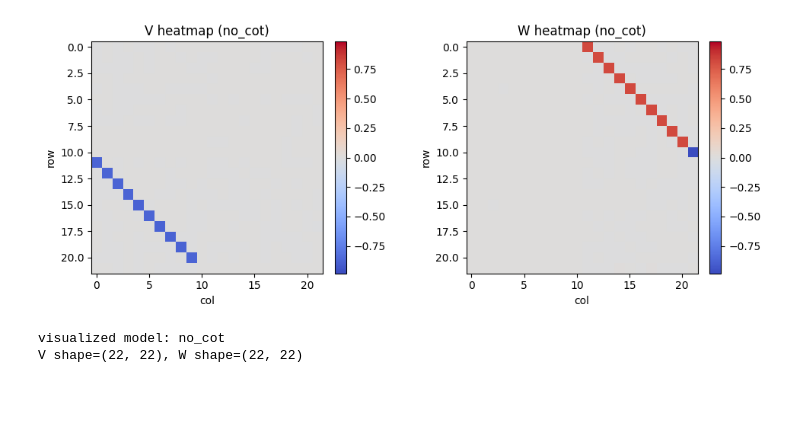
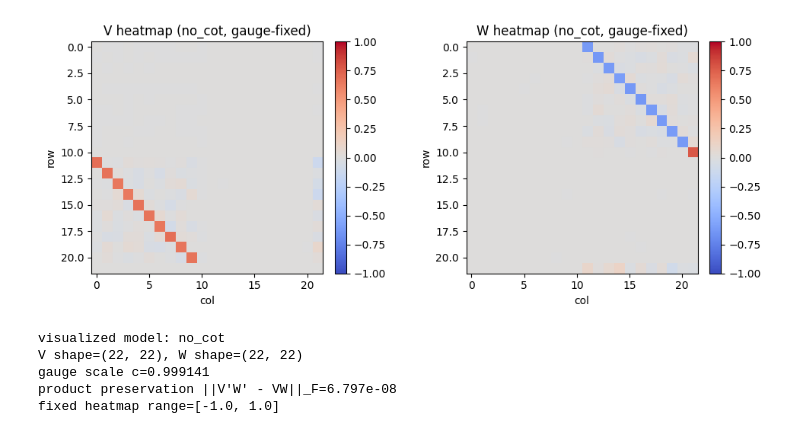
Before and after one commit to taka255/cot_asymptotics, a Jupyter notebook: paper_reproduce.ipynb, the cells around one changed output. Saved outputs shown, nothing was run; the diff lists cells and outputs as text; code cells hidden in the pictures; blank space fills up the shorter version.

```diff
--- a/paper_reproduce.ipynb
+++ b/paper_reproduce.ipynb
@@ -197,7 +251,7 @@ def parameter_l2_penalty(V, W):
     """V, W に対する L2 正則化項（係数は外側で掛ける）。"""
     return V.pow(2).sum() + W.pow(2).sum()
 # %%
-def train_model_no_cot(iterations=ITERATIONS, log_every=1):
+def train_model_no_cot(train_data=None, iterations=ITERATIONS, log_every=1):
     """
     no-CoT 学習（訓練時は Z0 の1ステップ読み出しのみ）。
     返り値: (V, W, eval_curve)
@@ -208,7 +262,7 @@ def train_model_no_cot(iterations=ITERATIONS, log_every=1):
 
     eval_curve = []
     for t in range(iterations):
-        X, y, w_star = sample_batch(BATCH_SIZE)
+        X, y, w_star = get_train_batch(train_data, BATCH_SIZE)
         data_loss = no_cot_train_loss(V, W, X, y, w_star)
         reg_loss = PARAM_L2_LAMBDA * parameter_l2_penalty(V, W)
         loss = data_loss + reg_loss
@@ -224,7 +278,7 @@ def train_model_no_cot(iterations=ITERATIONS, log_every=1):
     return V.detach(), W.detach(), np.array(eval_curve)
 
 
-def train_model_cot(k_train, iterations=ITERATIONS, log_every=1):
+def train_model_cot(k_train, train_data=None, iterations=ITERATIONS, log_every=1):
     """
     k-step CoT 学習。
     返り値: (V, W, eval_curve)
@@ -235,7 +289,7 @@ def train_model_cot(k_train, iterations=ITERATIONS, log_every=1):
 
     eval_curve = []
     for t in range(iterations):
-        X, y, w_star = sample_batch(BATCH_SIZE)
+        X, y, w_star = get_train_batch(train_data, BATCH_SIZE)
         data_loss = cot_loss(V, W, X, y, w_star, k=k_train)
         reg_loss = PARAM_L2_LAMBDA * parameter_l2_penalty(V, W)
         loss = data_loss + reg_loss
@@ -255,9 +309,14 @@ final_eval = {}
 V_vis, W_vis = None, None
 heatmap_label = ""
 
+train_data = None
+if USE_FIXED_TRAIN_SET:
+    train_data = build_fixed_train_dataset(TRAIN_TASKS_M)
+    print(f"fixed train dataset built: M={train_data['M']}")
+
 if TRAINING_MODE == "no_cot":
     print("training with no-CoT objective ...")
-    V_tr, W_tr, train_curve = train_model_no_cot(iterations=ITERATIONS)
+    V_tr, W_tr, train_curve = train_model_no_cot(train_data=train_data, iterations=ITERATIONS)
     for k_eval in EVAL_K_LIST:
         final_eval[k_eval] = eval_loss(V_tr, W_tr, k_eval=k_eval)
     result_label = f"no-CoT train, varying k_eval (w0={W0_INIT_MODE})"
@@ -266,7 +325,7 @@ if TRAINING_MODE == "no_cot":
 
 elif TRAINING_MODE == "cot_split":
     print(f"training with CoT (fixed k_train={COT_TRAIN_K}) ...")
-    V_tr, W_tr, train_curve = train_model_cot(k_train=COT_TRAIN_K, iterations=ITERATIONS)
+    V_tr, W_tr, train_curve = train_model_cot(k_train=COT_TRAIN_K, train_data=train_data, iterations=ITERATIONS)
     for k_eval in EVAL_K_LIST:
         final_eval[k_eval] = eval_loss(V_tr, W_tr, k_eval=k_eval)
     result_label = f"CoT split: k_train={COT_TRAIN_K}, varying k_eval"
@@ -278,7 +337,7 @@ elif TRAINING_MODE == "cot_tied":
     train_curve = None
     model_by_k = {}
     for k in COT_TIED_K_LIST:
-        V_k, W_k, curve_k = train_model_cot(k_train=k, iterations=ITERATIONS)
+        V_k, W_k, curve_k = train_model_cot(k_train=k, train_data=train_data, iterations=ITERATIONS)
         final_eval[k] = eval_loss(V_k, W_k, k_eval=k)
         model_by_k[k] = (V_k, W_k)
     result_label = "CoT tied: train/eval with same k"
@@ -327,33 +386,53 @@ theoretical without-CoT floor: 1.2088
 # %%
 # 学習後パラメータの可視化（特定 k のモデル）
+# (V, W) は (cV, W/c) のスケール同値性を持つため、可視化前に gauge-fix する。
+
+HEATMAP_VMAX = 1.0  # 固定色スケール: [-HEATMAP_VMAX, HEATMAP_VMAX]
+
 if V_vis is None or W_vis is None:
     raise ValueError("V_vis/W_vis is None. 先に学習セルを実行してください。")
 
 V_np = V_vis.detach().cpu().numpy()
 W_np = W_vis.detach().cpu().numpy()
 
-vmax = float(max(np.abs(V_np).max(), np.abs(W_np).max()))
-vmax = max(vmax, 1e-8)
+# gauge-fix: ||V||_F と ||W||_F が一致するようにスケーリング
+v_norm = np.linalg.norm(V_np, ord="fro")
+w_norm = np.linalg.norm(W_np, ord="fro")
+if v_norm > 0 and w_norm > 0:
+    c = np.sqrt(w_norm / v_norm)
+    V_plot = c * V_np
+    W_plot = W_np / c
+else:
+    c = 1.0
+    V_plot = V_np.copy()
+    W_plot = W_np.copy()
 
 fig, axes = plt.subplots(1, 2, figsize=(10, 4))
-im0 = axes[0].imshow(V_np, cmap="coolwarm", vmin=-vmax, vmax=vmax)
-axes[0].set_title(f"V heatmap ({heatmap_label})")
+im0 = axes[0].imshow(V_plot, cmap="coolwarm", vmin=-HEATMAP_VMAX, vmax=HEATMAP_VMAX)
+axes[0].set_title(f"V heatmap ({heatmap_label}, gauge-fixed)")
 axes[0].set_xlabel("col")
 axes[0].set_ylabel("row")
 plt.colorbar(im0, ax=axes[0], fraction=0.046, pad=0.04)
 
-im1 = axes[1].imshow(W_np, cmap="coolwarm", vmin=-vmax, vmax=vmax)
-axes[1].set_title(f"W heatmap ({heatmap_label})")
+im1 = axes[1].imshow(W_plot, cmap="coolwarm", vmin=-HEATMAP_VMAX, vmax=HEATMAP_VMAX)
+axes[1].set_title(f"W heatmap ({heatmap_label}, gauge-fixed)")
 axes[1].set_xlabel("col")
 axes[1].set_ylabel("row")
 plt.colorbar(im1, ax=axes[1], fraction=0.046, pad=0.04)
 
 plt.tight_layout()
 plt.show()
 
+prod_err = np.linalg.norm(V_plot @ W_plot - V_np @ W_np, ord="fro")
 print(f"visualized model: {heatmap_label}")
 print(f"V shape={V_np.shape}, W shape={W_np.shape}")
+print(f"gauge scale c={c:.6f}")
+print(f"product preservation ||V'W' - VW||_F={prod_err:.3e}")
+print(f"fixed heatmap range=[{-HEATMAP_VMAX:.1f}, {HEATMAP_VMAX:.1f}]")
 # %% [output]
-[figure, old version]
+[figure, new version]
 visualized model: no_cot
 V shape=(22, 22), W shape=(22, 22)
+gauge scale c=0.999141
+product preservation ||V'W' - VW||_F=6.797e-08
+fixed heatmap range=[-1.0, 1.0]
```
Also changed, not shown: parts of 6 cells of this notebook, 11 other files.
